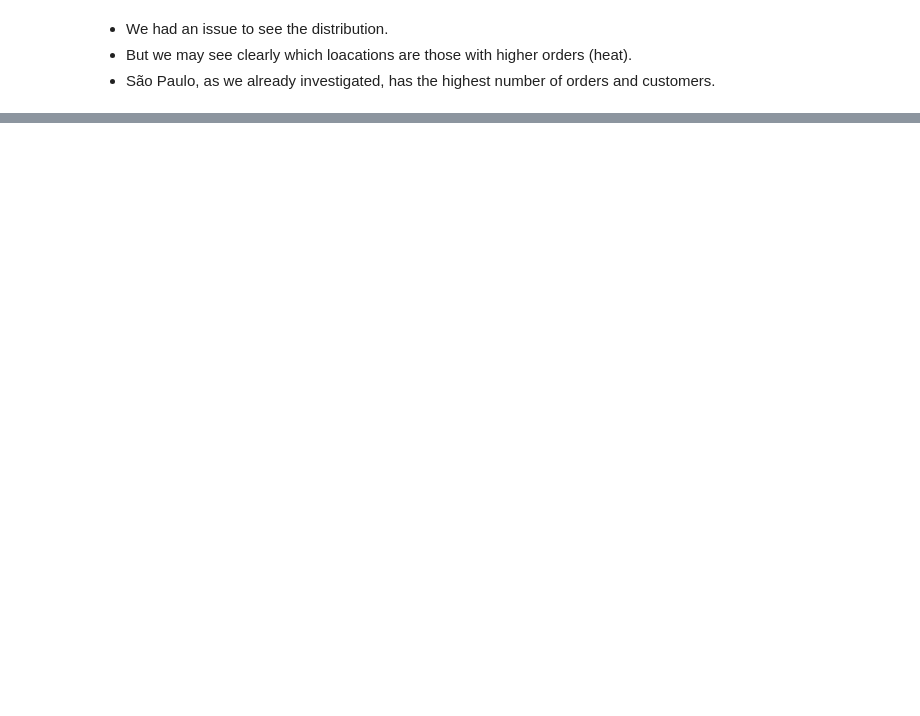
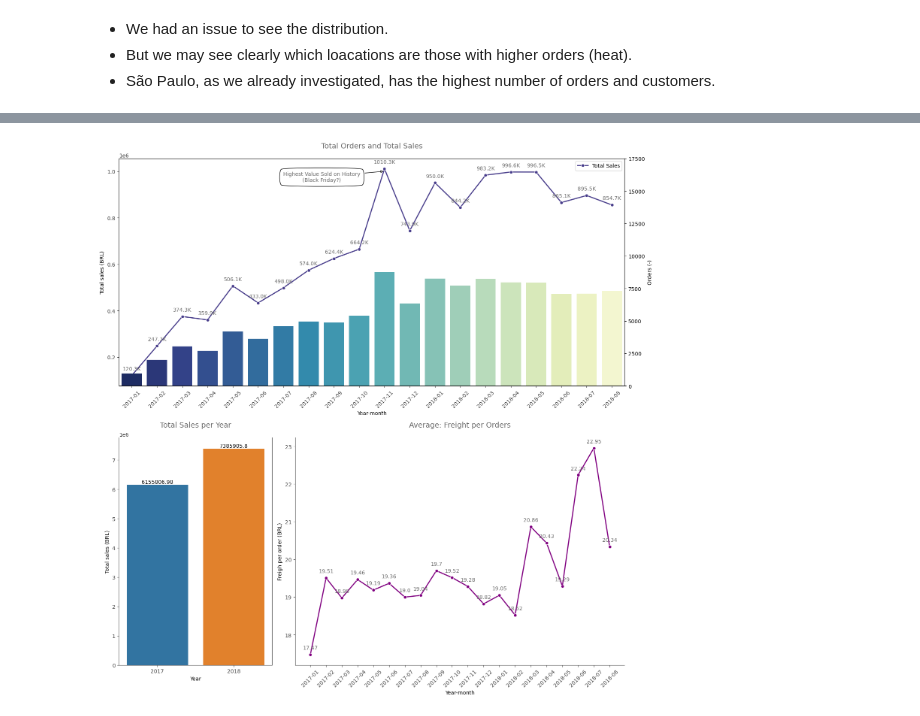
Before and after one commit to lucasquemelli/customer_satisfaction_prediction, a Jupyter notebook: customer_satisfaction_prediction.ipynb, the cells around one changed output, grey strips where cells are left out. Cells and saved outputs as stored; diff of their text form; code cells hidden in the pictures; blank space fills up the shorter version.

```diff
--- a/customer_satisfaction_prediction.ipynb
+++ b/customer_satisfaction_prediction.ipynb
@@ -1392,0 +1395,4 @@ map1
+# %%
+# Creating a new column 'order_purchase_year' with the desired format
+df_orders_filt['order_purchase_year'] = df_orders_filt['order_purchase_timestamp'].dt.strftime('%Y')
+df_orders_filt.sort_values("order_purchase_year_month", ascending=True, inplace=True)
@@ -1392,0 +1450,72 @@ map1
+# %%
+class AnnotateBars:
+    def __init__(self, font_size, color='black', **kwargs):
+        self.font_size = font_size
+        self.color = color
+        self.kwargs = kwargs
+
+    def vertical(self, ax, values, padding=0):
+        for p, value in zip(ax.patches, values):
+            _x = p.get_x() + p.get_width() / 2
+            _y = p.get_y() + p.get_height() + float(padding)
+            ax.text(_x, _y, value, ha='center', va='bottom',
+                    fontsize=self.font_size, color=self.color, **self.kwargs)
+# %%
+# Creating figure
+fig = plt.figure(constrained_layout=True, figsize=(15, 15))
+
+# Axis definition
+gs = gridspec.GridSpec(2, 3, figure=fig)
+ax1 = fig.add_subplot(gs[0, :])
+ax2 = fig.add_subplot(gs[1, 0])
+ax3 = fig.add_subplot(gs[1, 1:])
+
+# Plot 1 - Evolution of total orders and total sales on e-commerce
+sns.lineplot(x='order_purchase_year_month', y='price', ax=ax1, data=df_month_aggreg, linewidth=2,
+             color='darkslateblue', marker='o', label='Total Sales')
+ax1_twx = ax1.twinx()
+single_countplot(df_orders_filt, x='order_purchase_year_month', ax=ax1_twx, order=False, palette='YlGnBu_r')
+ax1_twx.set_yticks(np.arange(0, 20000, 2500))
+ax1_twx.set_ylabel("Orders (-)")
+
+# Customizing the first plot
+format_spines(ax1)
+for tick in ax1.get_xticklabels():
+    tick.set_rotation(45)
+for x, y in df_month_aggreg.price.items():
+    ax1.annotate(str(round(y/1000, 1))+'K', xy=(x, y), textcoords='offset points', xytext=(0, 10),
+                ha='center', color='dimgrey')
+ax1.annotate(f'Highest Value Sold on History\n(Black Friday?)', (10, 1000000), xytext=(-120, -20),
+             textcoords='offset points', bbox=dict(boxstyle="round4", fc="w", pad=.8),
+             arrowprops=dict(arrowstyle='-|>', fc='w'), color='dimgrey', ha='center')
+ax1.set_title('Total Orders and Total Sales', size=14, color='dimgrey', pad=20)
+ax1.set_xlabel("Year-month")
+ax1.set_ylabel("Total sales (BRL)")
+
+# Plot 2
+sns.barplot(x='order_purchase_year', y='price', data=aux, ax=ax2)
+format_spines(ax2)
+values = aux['price'].tolist()
+AnnotateBars(font_size=10, color='black').vertical(ax2, values)
+ax2.set_title('Total Sales per Year', size=14, color='dimgrey', pad=20)
+ax2.set_xlabel("Year")
+ax2.set_ylabel("Total sales (BRL)")
+
+
+# Plot 3 - Evolution of mean freight value paid by the customers
+sns.lineplot(x='order_purchase_year_month', y='freight_per_order', data=df_month_aggreg, linewidth=2,
+             color='purple', marker='o', ax=ax3)
+format_spines(ax3, right_border=False)
+for tick in ax3.get_xticklabels():
+    tick.set_rotation(45)
+for x, y in df_month_aggreg.freight_per_order.items():
+    ax3.annotate(round(y, 2), xy=(x, y), textcoords='offset points', xytext=(0, 10),
+                ha='center', color='dimgrey')
+ax3.set_title('Average: Freight per Orders', size=14, color='dimgrey', pad=20)
+ax3.set_xlabel("Year-month")
+ax3.set_ylabel("Freigh per order (BRL)")
+
+plt.tight_layout()
+plt.show()
+# %% [output]
+[figure, added]
```
Also changed, not shown: parts of 5 cells of this notebook.
